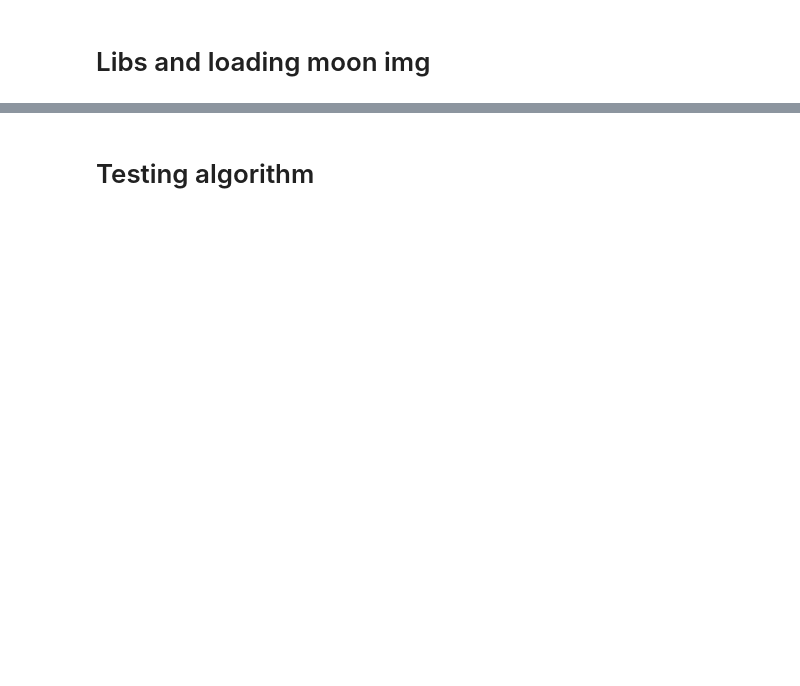
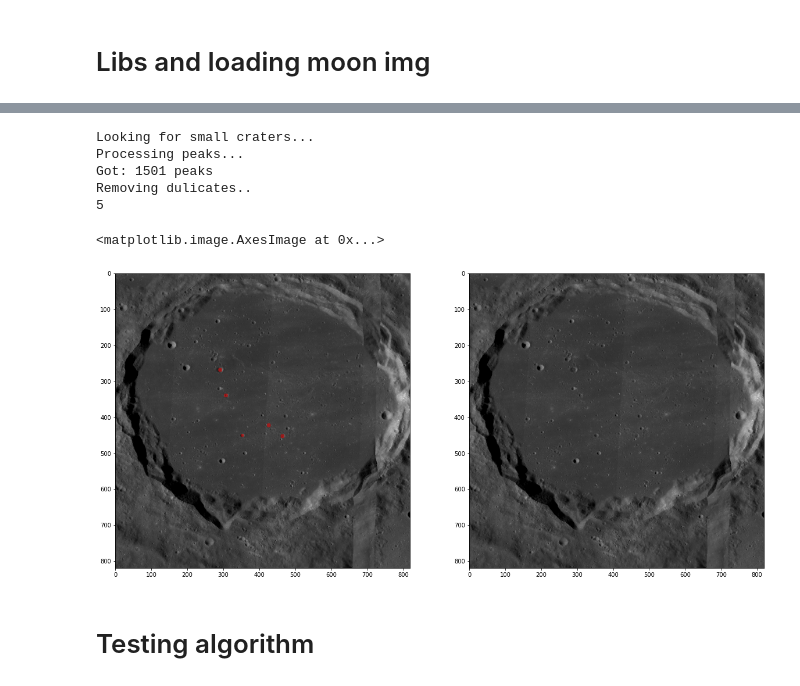
Before and after one commit to stanislav215/computer_vision, a Jupyter notebook: task3/task3.ipynb, the cells around one changed output, grey strips where cells are left out. Drawn from its saved outputs; the diff is of its cells as text; code cells hidden in the pictures; blank space fills up the shorter version.

```diff
--- a/task3/task3.ipynb
+++ b/task3/task3.ipynb
@@ -17,2 +48,28 @@ img_big = io.imread("./drive/MyDrive/mesiac.tif")
+# %%
+hough_res = gen_houghSpace_circle(BC_img_proccesed,np.arange(8, 12, 2))
+print("Looking for small craters...")
+SM_circles = findPeaks(hough_res,np.arange(5, 12, 1),num_peaks=5,threshold=0.3,min_pixel_distance=30)
+Craters_RGBA_mask = prepareRGBA_mask(BC_img)
+
+
+for center_y, center_x, radius in zip(SM_circles[0],SM_circles[1],SM_circles[2]):
+    circy, circx = circle(center_y, center_x, radius,shape=BC_img.shape)
+    Craters_RGBA_mask[circy,circx] = (1,0,0,0.5)
+print(SM_circles[0].size)
+figure(figsize=(20,10))
+subplot(121)
+imshow(BC_img,cmap="gray")
+imshow(Craters_RGBA_mask,cmap="gray")
+
+subplot(122)
+imshow(BC_img,cmap="gray")
+# %% [output]
+Looking for small craters...
+Processing peaks...
+Got: 1501 peaks
+Removing dulicates..
+5
+<matplotlib.image.AxesImage at 0x...>
+[figure, added]
 # %% [markdown]
 # Testing algorithm
```
Also changed, not shown: parts of 34 cells of this notebook.
